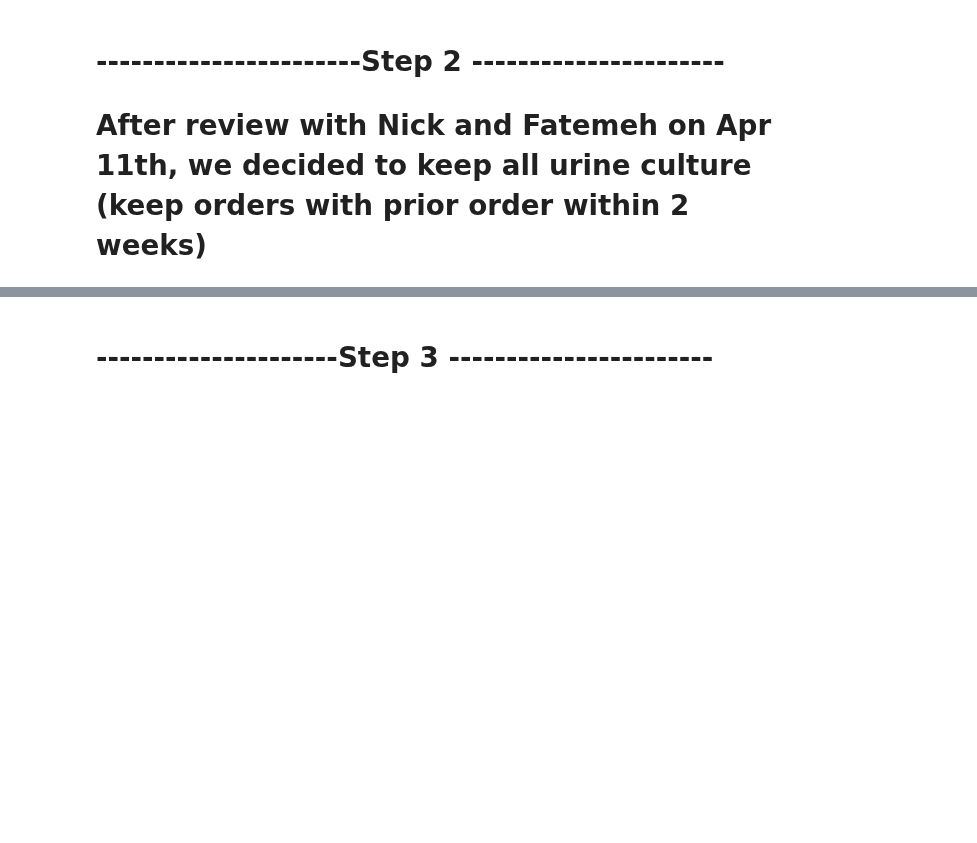
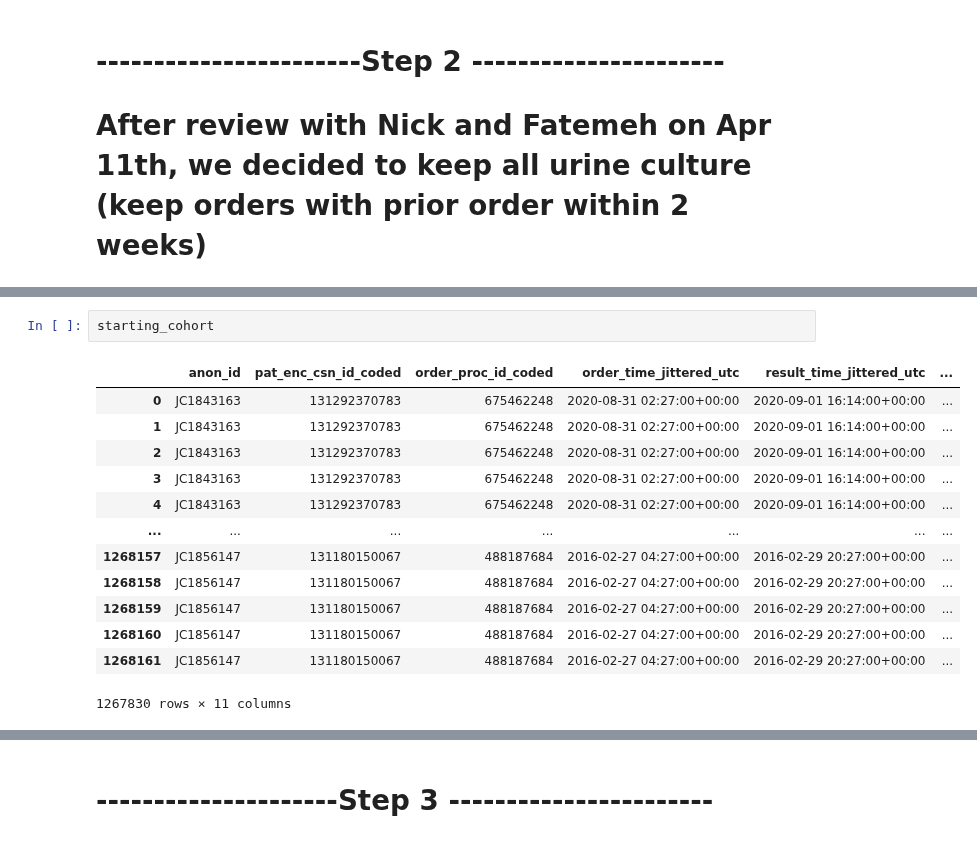
Before and after one commit to HealthRex/CDSS, a Jupyter notebook: scripts/antibiotic-susceptibility/sql/queries/aim_4/AIM4/Notebook/Adult_ED_Cohort_no_allergy_debug.ipynb, the cells around one changed output, grey strips where cells are left out. Saved outputs shown, nothing was run; the diff lists cells and outputs as text; blank space fills up the shorter version.

```diff
--- a/scripts/antibiotic-susceptibility/sql/queries/aim_4/AIM4/Notebook/Adult_ED_Cohort_no_allergy_debug.ipynb
+++ b/scripts/antibiotic-susceptibility/sql/queries/aim_4/AIM4/Notebook/Adult_ED_Cohort_no_allergy_debug.ipynb
@@ -596,0 +594,16 @@ the unique patient encounter number for adult urine only culture is 440088
+# %%
+starting_cohort
+# %% [output]
+|  | anon_id | pat_enc_csn_id_coded | order_proc_id_coded | order_time_jittered_utc | result_time_jittered_utc | ... |
+| 0 | JC1843163 | 131292370783 | 675462248 | 2020-08-31 02:27:00+00:00 | 2020-09-01 16:14:00+00:00 | ... |
+| 1 | JC1843163 | 131292370783 | 675462248 | 2020-08-31 02:27:00+00:00 | 2020-09-01 16:14:00+00:00 | ... |
+| 2 | JC1843163 | 131292370783 | 675462248 | 2020-08-31 02:27:00+00:00 | 2020-09-01 16:14:00+00:00 | ... |
+| 3 | JC1843163 | 131292370783 | 675462248 | 2020-08-31 02:27:00+00:00 | 2020-09-01 16:14:00+00:00 | ... |
+| 4 | JC1843163 | 131292370783 | 675462248 | 2020-08-31 02:27:00+00:00 | 2020-09-01 16:14:00+00:00 | ... |
+| ... | ... | ... | ... | ... | ... | ... |
+| 1268157 | JC1856147 | 131180150067 | 488187684 | 2016-02-27 04:27:00+00:00 | 2016-02-29 20:27:00+00:00 | ... |
+| 1268158 | JC1856147 | 131180150067 | 488187684 | 2016-02-27 04:27:00+00:00 | 2016-02-29 20:27:00+00:00 | ... |
+| 1268159 | JC1856147 | 131180150067 | 488187684 | 2016-02-27 04:27:00+00:00 | 2016-02-29 20:27:00+00:00 | ... |
+| 1268160 | JC1856147 | 131180150067 | 488187684 | 2016-02-27 04:27:00+00:00 | 2016-02-29 20:27:00+00:00 | ... |
+| 1268161 | JC1856147 | 131180150067 | 488187684 | 2016-02-27 04:27:00+00:00 | 2016-02-29 20:27:00+00:00 | ... |
+1267830 rows × 11 columns
```
Also changed, not shown: parts of 71 cells of this notebook, 14 other files.
